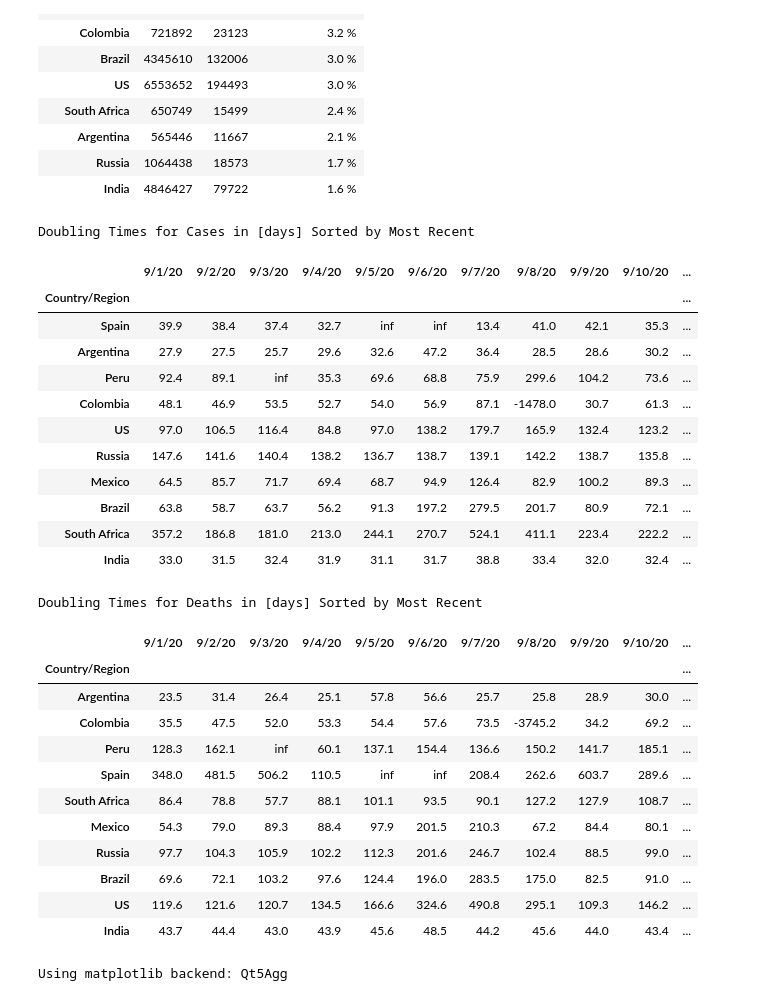
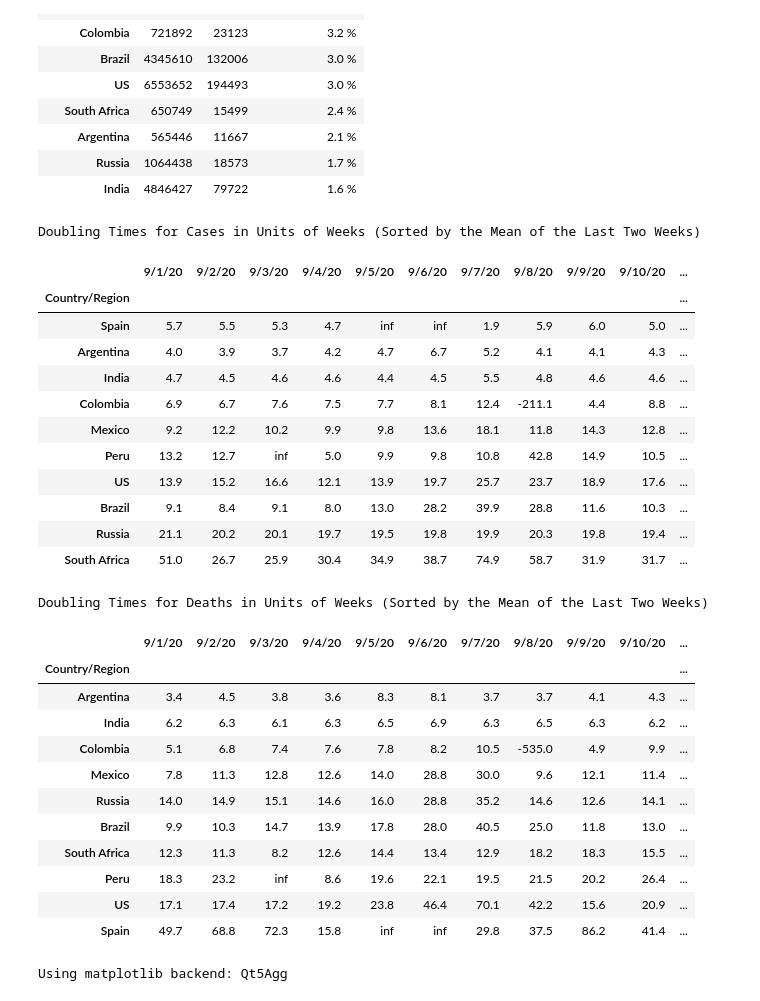
Before and after one commit to caseyjamesdavis/covid19-numbers, a Jupyter notebook: covid 19 numbers GLOBAL.ipynb, the cells around one changed output. Saved outputs shown, nothing was run; the diff lists cells and outputs as text; code cells hidden in the pictures.

```diff
--- a/covid 19 numbers GLOBAL.ipynb
+++ b/covid 19 numbers GLOBAL.ipynb
@@ -115,46 +122,50 @@ Ten Countries with Highest Number of Cases Sorted by CFR
 | India | 4846427 | 79722 | 1.6 % |
 # %%
 cases_doubling_time = ln(2)/ln(1 + cases.loc[top_ten,:].pct_change(axis='columns'))
-cases_doubling_time = cases_doubling_time.loc[ :, cases.columns[-14:] ]
+cases_doubling_time = cases_doubling_time.loc[ :, cases.columns[-14:] ] / 7.0
+
+cases_doubling_time['Mean'] = cases_doubling_time[cases_doubling_time>0].replace([np.inf, -np.inf], np.nan).mean(axis=1)
 
 cases_doubling_time = cases_doubling_time.sort_values(by=[cases_doubling_time.columns[-1]])
 
-cases_doubling_time.style.background_gradient(cmap='RdYlGn', vmin=365.25/12.0, vmax=365.25/2.0).format("{:.1f}").set_caption("Doubling Times for Cases in [days] Sorted by Most Recent")
+cases_doubling_time.style.background_gradient(cmap='RdYlGn', vmin=4, vmax=26).format("{:.1f}").set_caption("Doubling Times for Cases in Units of Weeks (Sorted by the Mean of the Last Two Weeks)")
 # %% [output]
-Doubling Times for Cases in [days] Sorted by Most Recent
+Doubling Times for Cases in Units of Weeks (Sorted by the Mean of the Last Two Weeks)
 |  | 9/1/20 | 9/2/20 | 9/3/20 | 9/4/20 | 9/5/20 | 9/6/20 | 9/7/20 | 9/8/20 | 9/9/20 | 9/10/20 | ... |
 | Country/Region |  |  |  |  |  |  |  |  |  |  | ... |
-| Spain | 39.9 | 38.4 | 37.4 | 32.7 | inf | inf | 13.4 | 41.0 | 42.1 | 35.3 | ... |
-| Argentina | 27.9 | 27.5 | 25.7 | 29.6 | 32.6 | 47.2 | 36.4 | 28.5 | 28.6 | 30.2 | ... |
-| Peru | 92.4 | 89.1 | inf | 35.3 | 69.6 | 68.8 | 75.9 | 299.6 | 104.2 | 73.6 | ... |
-| Colombia | 48.1 | 46.9 | 53.5 | 52.7 | 54.0 | 56.9 | 87.1 | -1478.0 | 30.7 | 61.3 | ... |
-| US | 97.0 | 106.5 | 116.4 | 84.8 | 97.0 | 138.2 | 179.7 | 165.9 | 132.4 | 123.2 | ... |
-| Russia | 147.6 | 141.6 | 140.4 | 138.2 | 136.7 | 138.7 | 139.1 | 142.2 | 138.7 | 135.8 | ... |
-| Mexico | 64.5 | 85.7 | 71.7 | 69.4 | 68.7 | 94.9 | 126.4 | 82.9 | 100.2 | 89.3 | ... |
-| Brazil | 63.8 | 58.7 | 63.7 | 56.2 | 91.3 | 197.2 | 279.5 | 201.7 | 80.9 | 72.1 | ... |
-| South Africa | 357.2 | 186.8 | 181.0 | 213.0 | 244.1 | 270.7 | 524.1 | 411.1 | 223.4 | 222.2 | ... |
-| India | 33.0 | 31.5 | 32.4 | 31.9 | 31.1 | 31.7 | 38.8 | 33.4 | 32.0 | 32.4 | ... |
+| Spain | 5.7 | 5.5 | 5.3 | 4.7 | inf | inf | 1.9 | 5.9 | 6.0 | 5.0 | ... |
+| Argentina | 4.0 | 3.9 | 3.7 | 4.2 | 4.7 | 6.7 | 5.2 | 4.1 | 4.1 | 4.3 | ... |
+| India | 4.7 | 4.5 | 4.6 | 4.6 | 4.4 | 4.5 | 5.5 | 4.8 | 4.6 | 4.6 | ... |
+| Colombia | 6.9 | 6.7 | 7.6 | 7.5 | 7.7 | 8.1 | 12.4 | -211.1 | 4.4 | 8.8 | ... |
+| Mexico | 9.2 | 12.2 | 10.2 | 9.9 | 9.8 | 13.6 | 18.1 | 11.8 | 14.3 | 12.8 | ... |
+| Peru | 13.2 | 12.7 | inf | 5.0 | 9.9 | 9.8 | 10.8 | 42.8 | 14.9 | 10.5 | ... |
+| US | 13.9 | 15.2 | 16.6 | 12.1 | 13.9 | 19.7 | 25.7 | 23.7 | 18.9 | 17.6 | ... |
+| Brazil | 9.1 | 8.4 | 9.1 | 8.0 | 13.0 | 28.2 | 39.9 | 28.8 | 11.6 | 10.3 | ... |
+| Russia | 21.1 | 20.2 | 20.1 | 19.7 | 19.5 | 19.8 | 19.9 | 20.3 | 19.8 | 19.4 | ... |
+| South Africa | 51.0 | 26.7 | 25.9 | 30.4 | 34.9 | 38.7 | 74.9 | 58.7 | 31.9 | 31.7 | ... |
 # %%
 deaths_doubling_time = ln(2)/ln(1 + deaths.loc[top_ten,:].pct_change(axis='columns'))
-deaths_doubling_time = deaths_doubling_time.loc[ :, deaths.columns[-14:] ]
+deaths_doubling_time = deaths_doubling_time.loc[ :, deaths.columns[-14:] ] / 7.0
+
+deaths_doubling_time['Mean'] = deaths_doubling_time[deaths_doubling_time>0].replace([np.inf, -np.inf], np.nan).mean(axis=1)
 
 deaths_doubling_time = deaths_doubling_time.sort_values(by=[deaths_doubling_time.columns[-1]])
 
-deaths_doubling_time.style.background_gradient(cmap='RdYlGn', vmin=365.25/12.0, vmax=365.25/2.0).format("{:.1f}").set_caption("Doubling Times for Deaths in [days] Sorted by Most Recent")
+deaths_doubling_time.style.background_gradient(cmap='RdYlGn', vmin=4, vmax=26).format("{:.1f}").set_caption("Doubling Times for Deaths in Units of Weeks (Sorted by the Mean of the Last Two Weeks)")
 # %% [output]
-Doubling Times for Deaths in [days] Sorted by Most Recent
+Doubling Times for Deaths in Units of Weeks (Sorted by the Mean of the Last Two Weeks)
 |  | 9/1/20 | 9/2/20 | 9/3/20 | 9/4/20 | 9/5/20 | 9/6/20 | 9/7/20 | 9/8/20 | 9/9/20 | 9/10/20 | ... |
 | Country/Region |  |  |  |  |  |  |  |  |  |  | ... |
-| Argentina | 23.5 | 31.4 | 26.4 | 25.1 | 57.8 | 56.6 | 25.7 | 25.8 | 28.9 | 30.0 | ... |
-| Colombia | 35.5 | 47.5 | 52.0 | 53.3 | 54.4 | 57.6 | 73.5 | -3745.2 | 34.2 | 69.2 | ... |
-| Peru | 128.3 | 162.1 | inf | 60.1 | 137.1 | 154.4 | 136.6 | 150.2 | 141.7 | 185.1 | ... |
-| Spain | 348.0 | 481.5 | 506.2 | 110.5 | inf | inf | 208.4 | 262.6 | 603.7 | 289.6 | ... |
-| South Africa | 86.4 | 78.8 | 57.7 | 88.1 | 101.1 | 93.5 | 90.1 | 127.2 | 127.9 | 108.7 | ... |
-| Mexico | 54.3 | 79.0 | 89.3 | 88.4 | 97.9 | 201.5 | 210.3 | 67.2 | 84.4 | 80.1 | ... |
-| Russia | 97.7 | 104.3 | 105.9 | 102.2 | 112.3 | 201.6 | 246.7 | 102.4 | 88.5 | 99.0 | ... |
-| Brazil | 69.6 | 72.1 | 103.2 | 97.6 | 124.4 | 196.0 | 283.5 | 175.0 | 82.5 | 91.0 | ... |
-| US | 119.6 | 121.6 | 120.7 | 134.5 | 166.6 | 324.6 | 490.8 | 295.1 | 109.3 | 146.2 | ... |
-| India | 43.7 | 44.4 | 43.0 | 43.9 | 45.6 | 48.5 | 44.2 | 45.6 | 44.0 | 43.4 | ... |
+| Argentina | 3.4 | 4.5 | 3.8 | 3.6 | 8.3 | 8.1 | 3.7 | 3.7 | 4.1 | 4.3 | ... |
+| India | 6.2 | 6.3 | 6.1 | 6.3 | 6.5 | 6.9 | 6.3 | 6.5 | 6.3 | 6.2 | ... |
+| Colombia | 5.1 | 6.8 | 7.4 | 7.6 | 7.8 | 8.2 | 10.5 | -535.0 | 4.9 | 9.9 | ... |
+| Mexico | 7.8 | 11.3 | 12.8 | 12.6 | 14.0 | 28.8 | 30.0 | 9.6 | 12.1 | 11.4 | ... |
+| Russia | 14.0 | 14.9 | 15.1 | 14.6 | 16.0 | 28.8 | 35.2 | 14.6 | 12.6 | 14.1 | ... |
+| Brazil | 9.9 | 10.3 | 14.7 | 13.9 | 17.8 | 28.0 | 40.5 | 25.0 | 11.8 | 13.0 | ... |
+| South Africa | 12.3 | 11.3 | 8.2 | 12.6 | 14.4 | 13.4 | 12.9 | 18.2 | 18.3 | 15.5 | ... |
+| Peru | 18.3 | 23.2 | inf | 8.6 | 19.6 | 22.1 | 19.5 | 21.5 | 20.2 | 26.4 | ... |
+| US | 17.1 | 17.4 | 17.2 | 19.2 | 23.8 | 46.4 | 70.1 | 42.2 | 15.6 | 20.9 | ... |
+| Spain | 49.7 | 68.8 | 72.3 | 15.8 | inf | inf | 29.8 | 37.5 | 86.2 | 41.4 | ... |
 # %%
 pop_dict = [
     {'Country/Region': 'US', 'population': 327.2e6},
```
Also changed, not shown: parts of 8 cells of this notebook, 12 other files.
